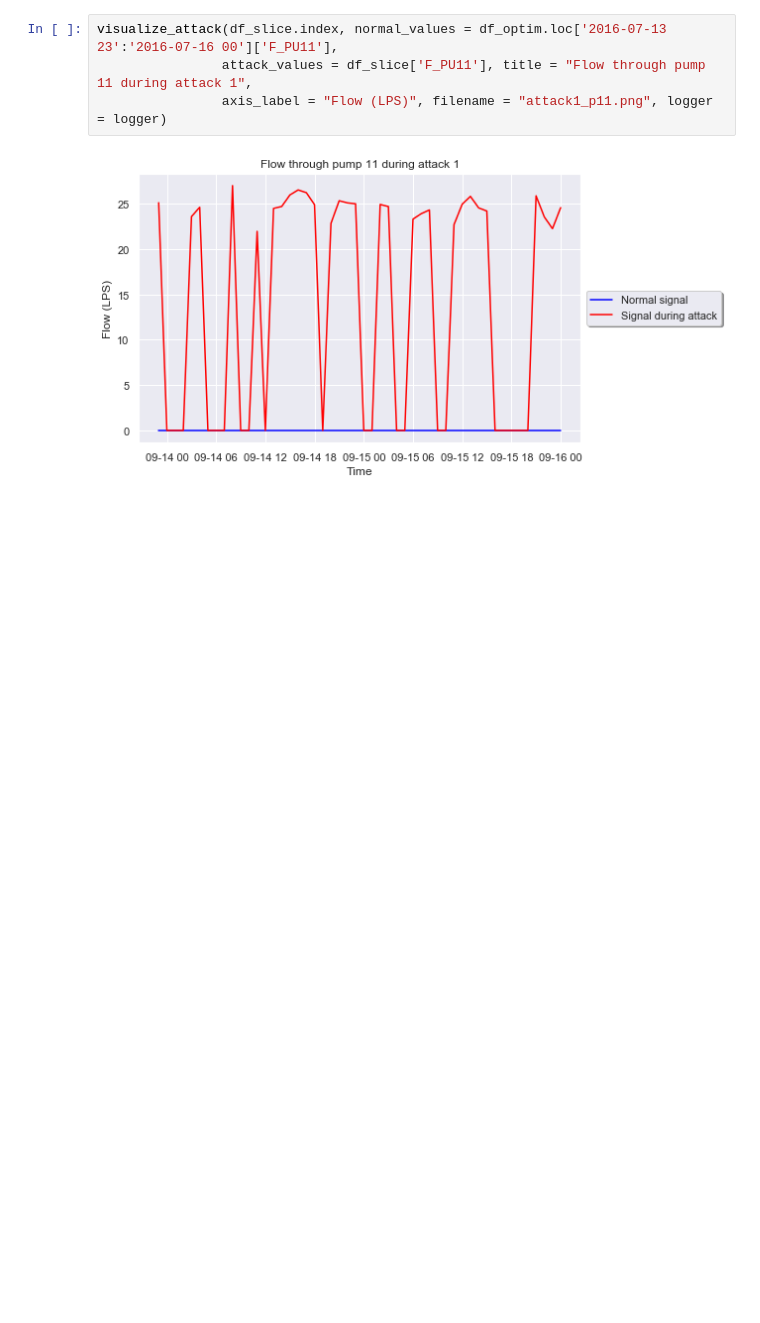
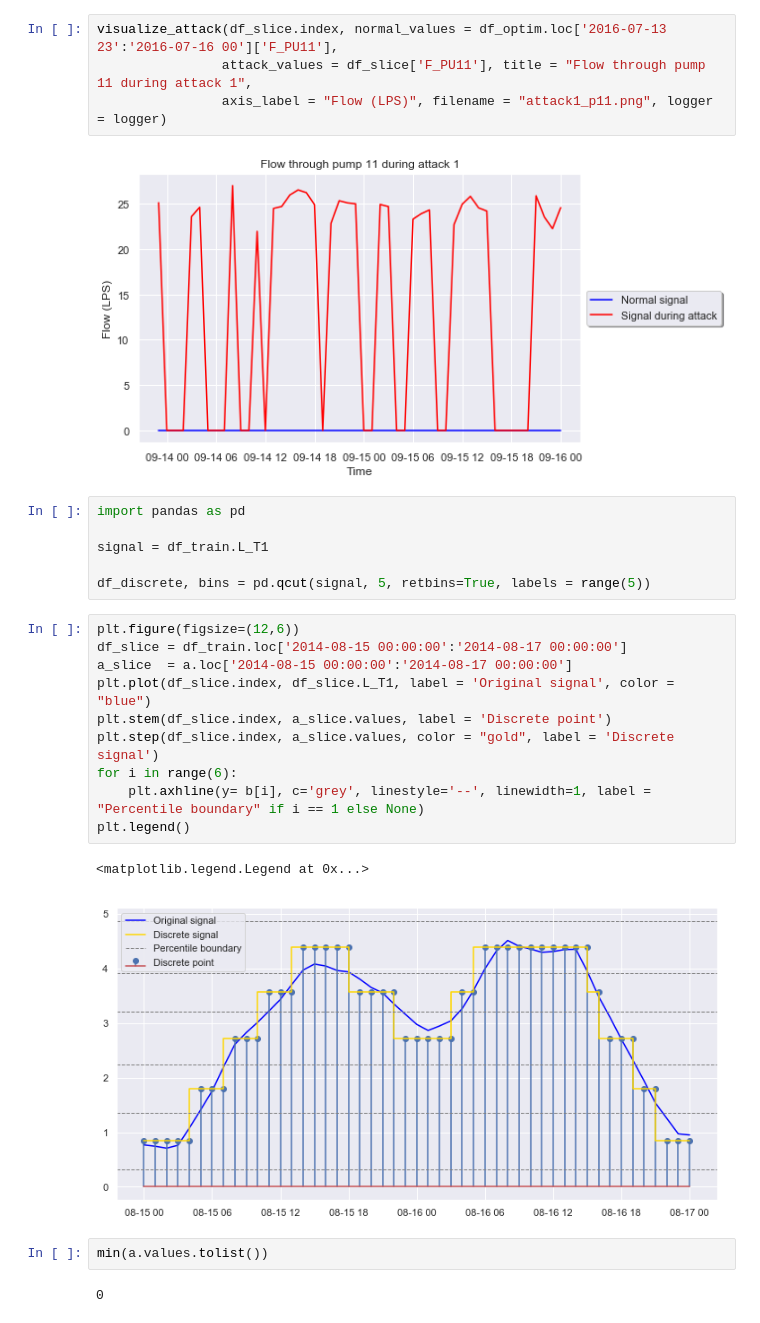
Before and after one commit to simionAndrei/CyberAnomDetect2, a Jupyter notebook: Exploratory Analysis.ipynb, the cells around one changed output. Drawn from its saved outputs; the diff is of its cells as text; blank space fills up the shorter version.

```diff
--- a/Exploratory Analysis.ipynb
+++ b/Exploratory Analysis.ipynb
@@ -146,3 +146,26 @@ visualize_attack(df_slice.index, normal_values = df_optim.loc['2016-07-13 23':'2
                 axis_label = "Flow (LPS)", filename = "attack1_p11.png", logger = logger)
 # %% [output]
 [figure]
+# %%
+import pandas as pd
+
+signal = df_train.L_T1
+
+df_discrete, bins = pd.qcut(signal, 5, retbins=True, labels = range(5))
+# %%
+plt.figure(figsize=(12,6))
+df_slice = df_train.loc['2014-08-15 00:00:00':'2014-08-17 00:00:00']
+a_slice  = a.loc['2014-08-15 00:00:00':'2014-08-17 00:00:00']
+plt.plot(df_slice.index, df_slice.L_T1, label = 'Original signal', color = "blue")
+plt.stem(df_slice.index, a_slice.values, label = 'Discrete point')
+plt.step(df_slice.index, a_slice.values, color = "gold", label = 'Discrete signal')
+for i in range(6):
+    plt.axhline(y= b[i], c='grey', linestyle='--', linewidth=1, label = "Percentile boundary" if i == 1 else None)
+plt.legend()
+# %% [output]
+<matplotlib.legend.Legend at 0x...>
+[figure, added]
+# %%
+min(a.values.tolist())
+# %% [output]
+0
```
Also changed, not shown: parts of 27 cells of this notebook, 1 other file.
